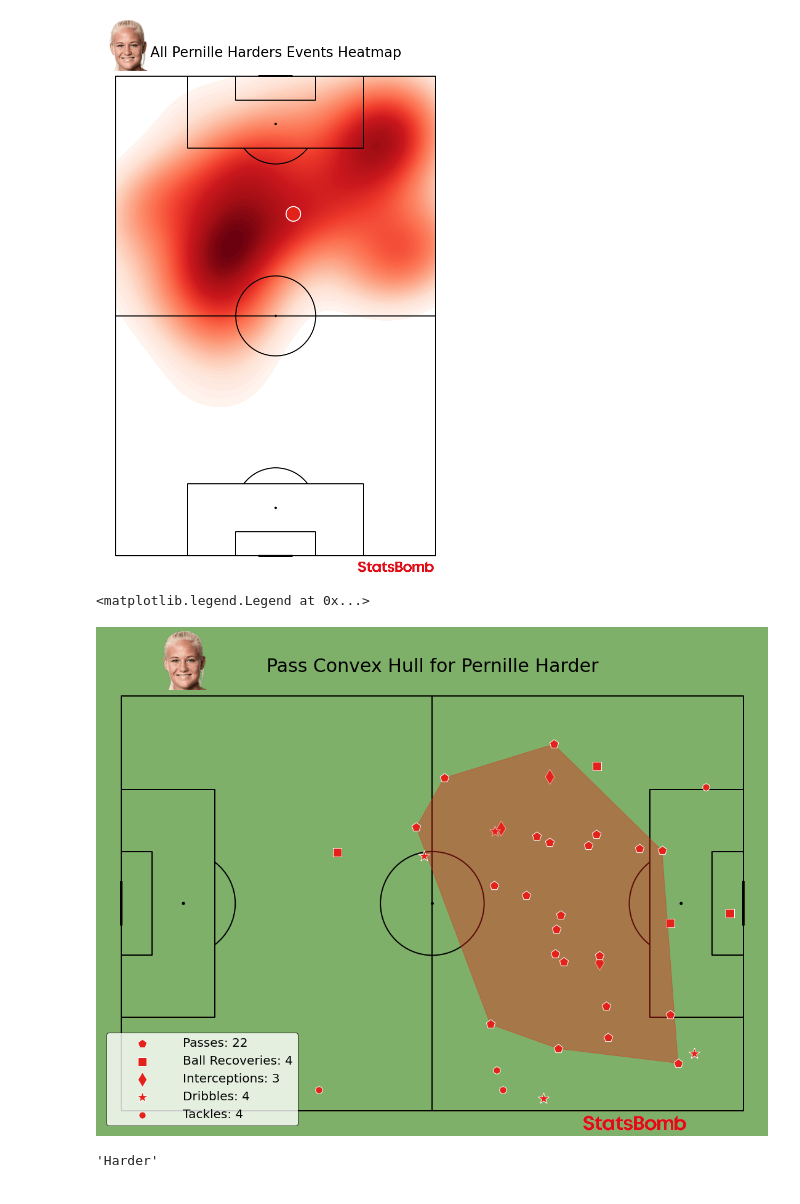
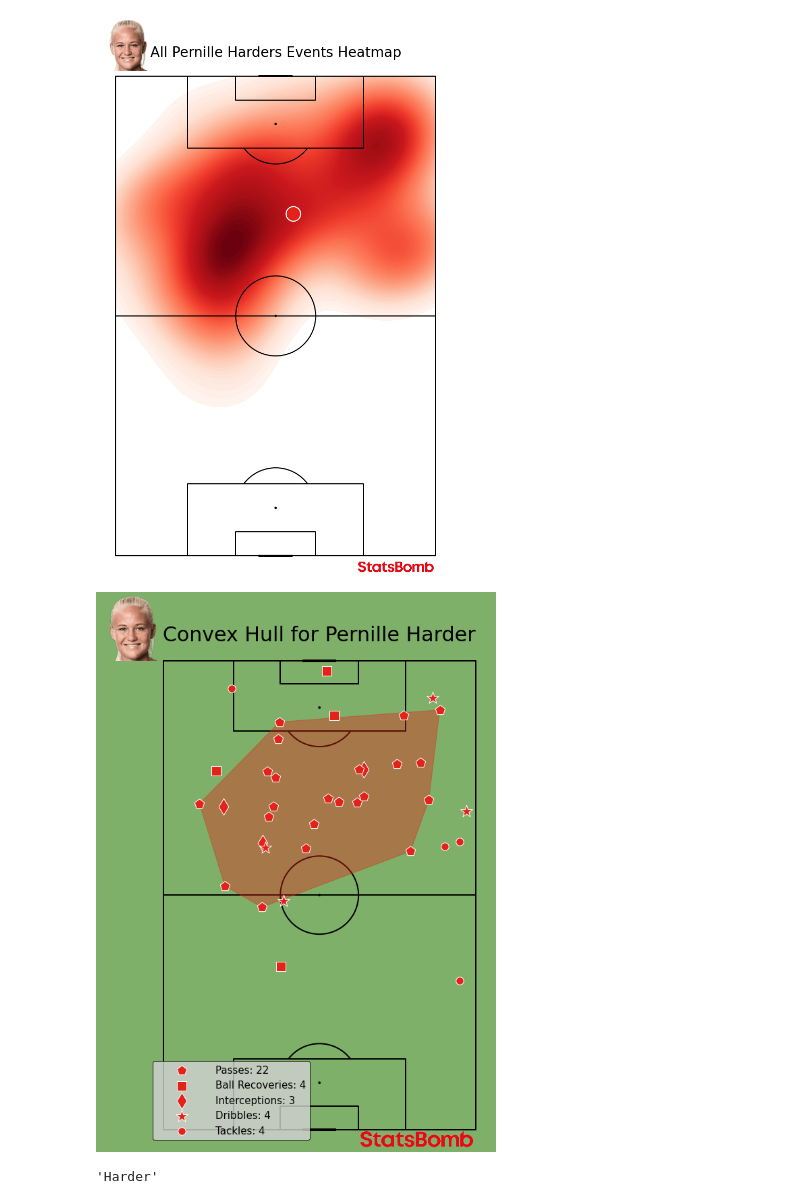
Before and after one commit to AugustSteff/Data-Analysis-in-football, a Jupyter notebook: Womens_euro_2022_analysis/denmark_vs_finland/Den v Fin_Analysis.ipynb, the cells around one changed output. Cells and saved outputs as stored; diff of their text form; code cells hidden in the pictures.

```diff
--- a/Womens_euro_2022_analysis/denmark_vs_finland/Den v Fin_Analysis.ipynb
+++ b/Womens_euro_2022_analysis/denmark_vs_finland/Den v Fin_Analysis.ipynb
@@ -42,7 +42,7 @@ figColor = "#7FB069"
 linesColor = "black"
 hteamColor = "#E32219"
 ateamColor = "#003581"
-MVP = "Pernille Mosegaard Harder"
+MVP = "Pernille Harder"
 MVPname = "Pernille Harder"
 tournament = "Women's EURO 2022"
 textColor = "black"
@@ -708,43 +719,42 @@ pic.imshow(harderPic)
 <matplotlib.image.AxesImage at 0x...>
 [figure]
 # %%
-pitch = Pitch(pitch_type='statsbomb',  line_zorder=1, line_color=linesColor, pitch_color=pitchColor)
+pitch = VerticalPitch(pitch_type='statsbomb',  line_zorder=1, line_color=linesColor, pitch_color=pitchColor)
 fig, ax = pitch.draw(figsize=(16, 11))
 fig.set_facecolor(pitchColor)
 hull = pitch.convexhull(passHarder.x_start, passHarder.y_start)
-poly = pitch.polygon(hull, ax=ax, edgecolor=hteamColor, facecolor=hteamColor, alpha=0.4, zorder=2)
+poly = pitch.polygon(hull, ax=ax, edgecolor=hteamColor, facecolor=hteamColor, alpha=0.4, zorder=1)
 scatter = pitch.scatter(passHarder.x_start, passHarder.y_start, ax=ax, marker="p", edgecolor='white', facecolor=hteamColor,
                         s=230, zorder=3, label=f"Passes: {countPassHarder}")
 
 scatter_recovery = pitch.scatter(BallRecovery.x, BallRecovery.y, c= hteamColor, edgecolor = "white",
                                  s=200, marker='s',  ax=ax, label = f"Ball Recoveries: {countBallRecovery}")
 
 scatter_interception = pitch.scatter(Interception.x, Interception.y, c= hteamColor,
                                      s=300, marker='d', edgecolor = "white",
                                      ax=ax, label = f"Interceptions: {countInterception}")
 
 scatter_dribble = pitch.scatter(Dribble.x, Dribble.y, c= hteamColor, edgecolor= "white",
                                 s=350, marker='*',  ax=ax, label = f"Dribbles: {countDribble}")
 
 scatter_tackle = pitch.scatter(Tackle.x, Tackle.y, c=hteamColor, edgecolor= "white",
                                s=520, marker=".",  ax=ax, label = f"Tackles: {countTackle}")
 
-ax.set_title(f"Pass Convex Hull for {MVPname}", fontsize=30, color=textColor)
+ax.set_title(f"Convex Hull for {MVPname}", fontsize=30, color=textColor)
 
-ax3 = fig.add_axes([0.65, 0.016, 0.27, 0.03])
+ax3 = fig.add_axes([0.49, 0.010, 0.27, 0.03])
 ax3.axis('off')
 ax3.imshow(im)
 
-pic = fig.add_axes([0.09, 0.92, 0.12, 0.12])
+pic = fig.add_axes([0.20, 0.92, 0.12, 0.12])
 pic.axis('off')
 pic.imshow(harderPic)
 
-ax.legend(facecolor='white', handlelength=5, edgecolor='black', fontsize=20, loc='lower left')
+ax.legend(facecolor='lightgrey', handlelength=5, edgecolor='black', fontsize=15, loc='lower left')
 
 #plt.savefig(f'viz/Pass Convex Hull for {MVPname}', dpi=300, bbox_inches='tight')
 # %% [output]
-<matplotlib.legend.Legend at 0x...>
-[figure, old version]
+[figure, new version]
 # %%
 xgDen = dfDen["shot_statsbomb_xg"].sum()
 xgDen = str(round(xgDen, 2))
```
Also changed, not shown: parts of 6 cells of this notebook.
